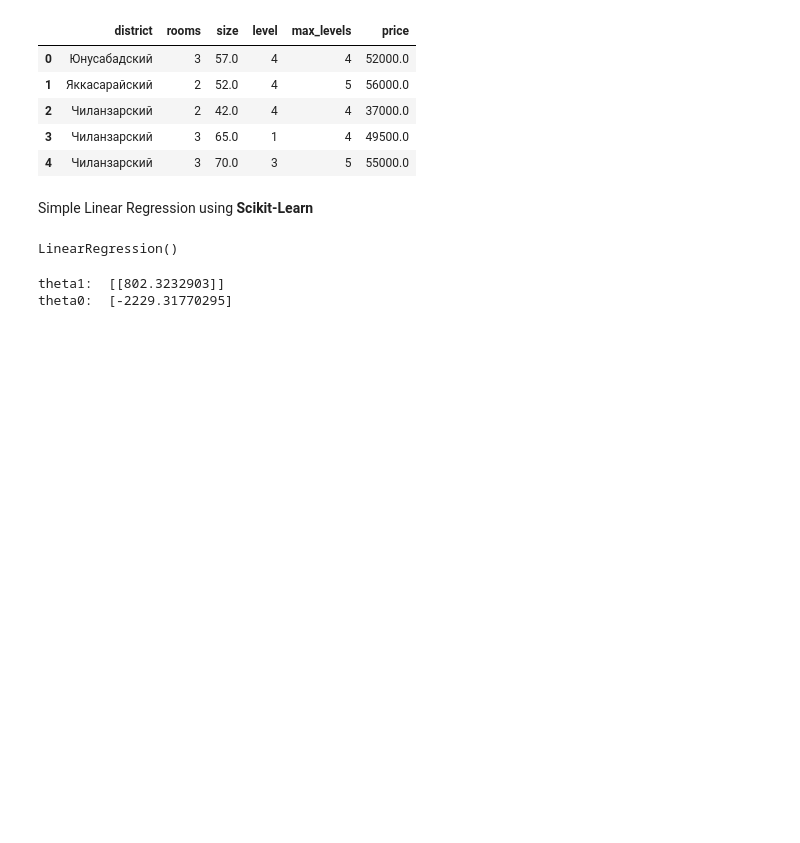
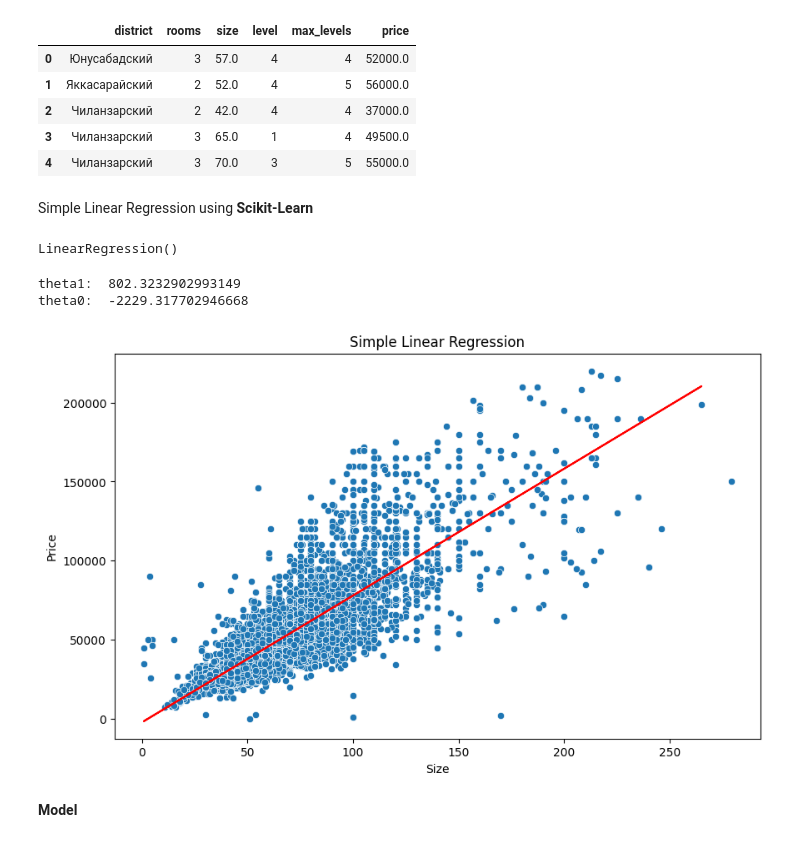
Before and after one commit to azimjaan21/LR_model_with_scikit_Learn, a Jupyter notebook: regression_of_home_price_(practice).ipynb, the cells around one changed output. Cells and saved outputs as stored; diff of their text form; code cells hidden in the pictures; blank space fills up the shorter version.

```diff
--- a/regression_of_home_price_(practice).ipynb
+++ b/regression_of_home_price_(practice).ipynb
@@ -33,8 +34,21 @@ LR_model.fit(x_train, y_train)
 LinearRegression()
 # %%
 # theta1 and theta0
-print('theta1: ', LR_model.coef_)
-print('theta0: ', LR_model.intercept_)
+print('theta1: ', LR_model.coef_[0][0])
+print('theta0: ', LR_model.intercept_[0])
 # %% [output]
-theta1:  [[802.3232903]]
-theta0:  [-2229.31770295]
+theta1:  802.3232902993149
+theta0:  -2229.317702946668
+# %%
+# Line
+plt.figure(figsize=(10,6))
+sns.scatterplot(x='size', y='price', data=df)
+plt.plot(x_train, LR_model.coef_[0][0]*train_set['size'] + LR_model.intercept_[0], color='red') # y = a + b*x
+plt.xlabel('Size')
+plt.ylabel('Price')
+plt.title('Simple Linear Regression')
+plt.show()
+# %% [output]
+[figure, added]
+# %% [markdown]
+**Model**
```
Also changed, not shown: parts of 5 cells of this notebook.
